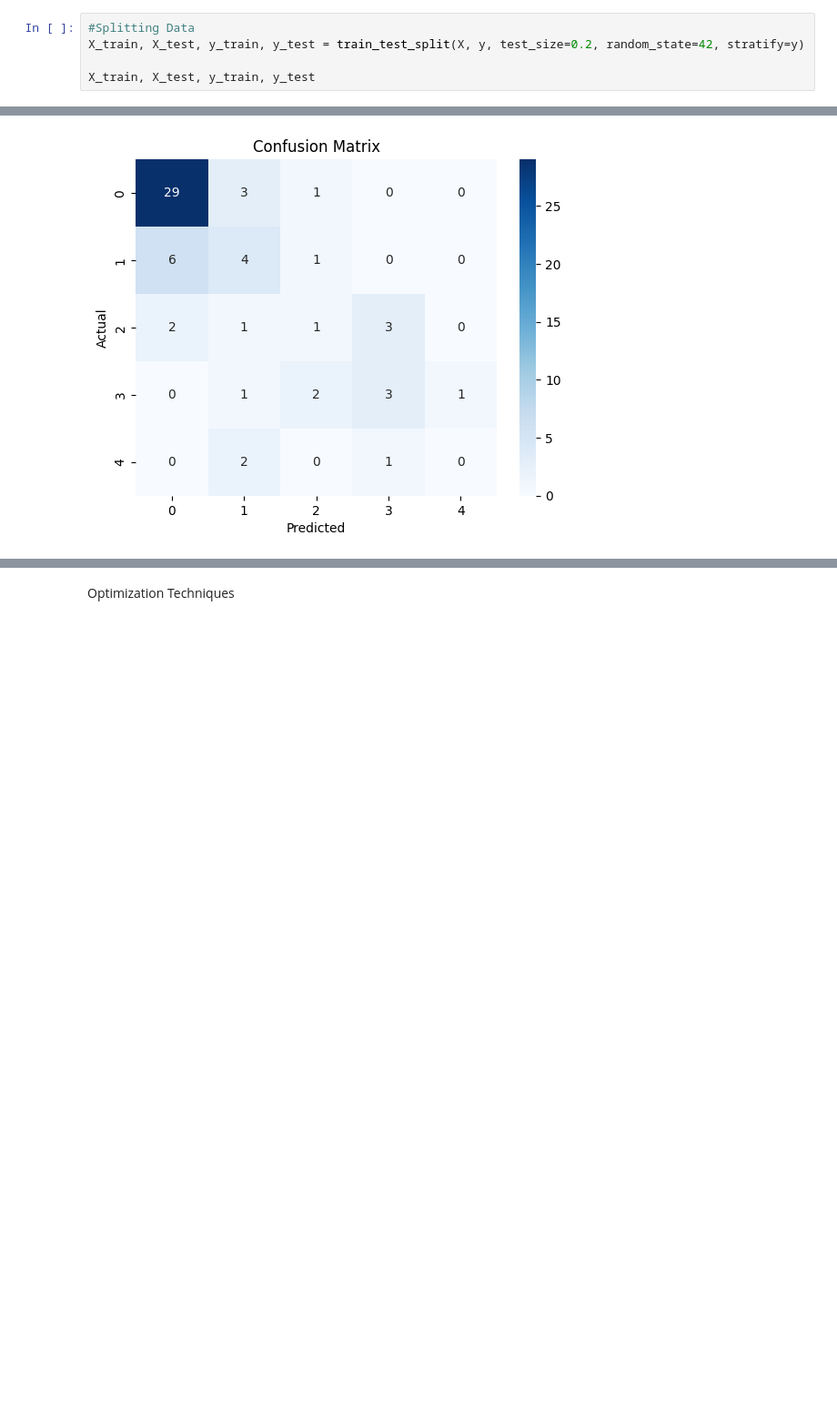
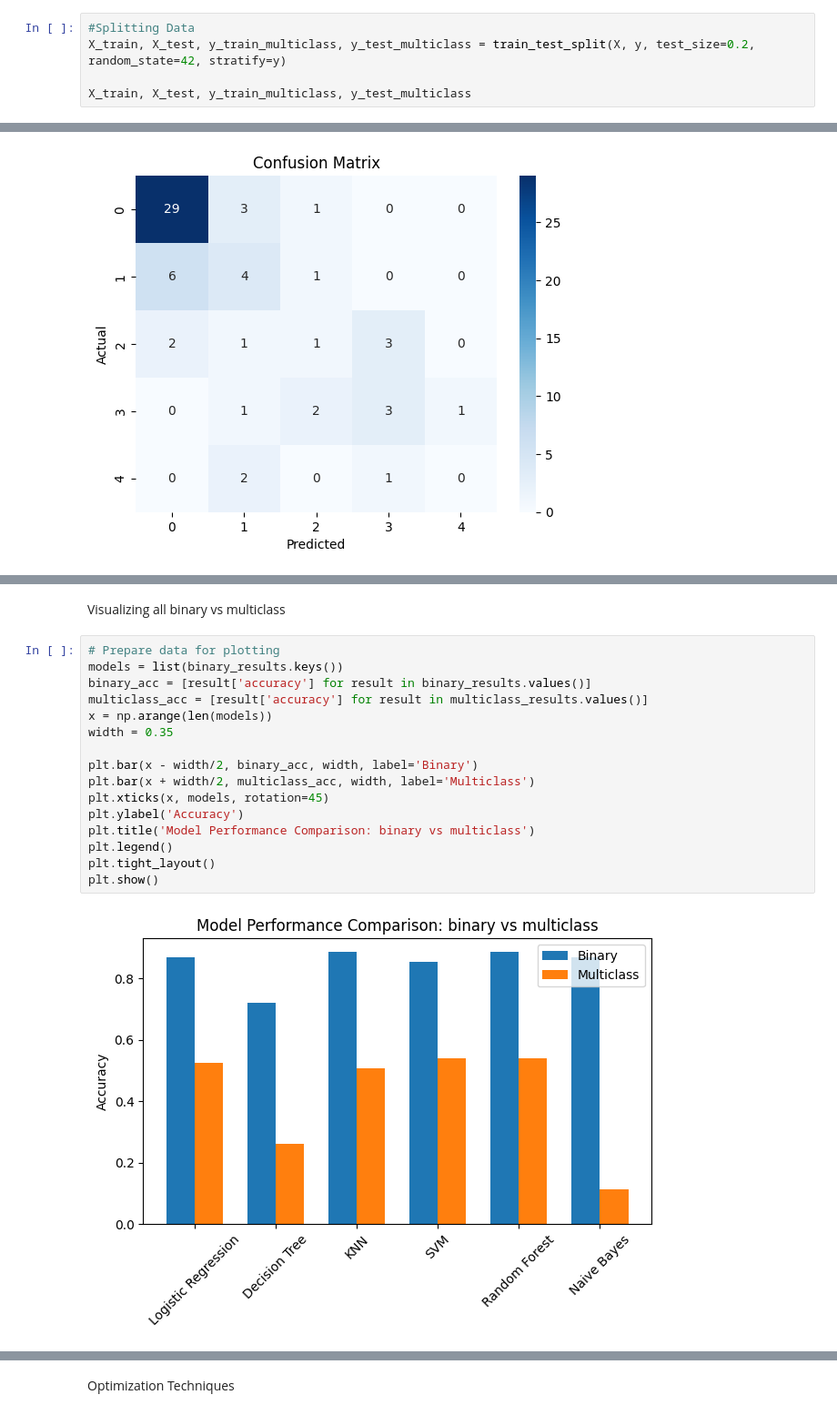
Before and after one commit to RabiatS/PulsePredictors-ML, a Jupyter notebook: Notebook/pulsePredictor.ipynb, the cells around one changed output, grey strips where cells are left out. Shown at 91% size. Cells and saved outputs as stored; diff of their text form; blank space fills up the shorter version.

```diff
--- a/Notebook/pulsePredictor.ipynb
+++ b/Notebook/pulsePredictor.ipynb
@@ -203,9 +203,9 @@ y = df['target']
 Splitting to avoid overfitting
 # %%
 #Splitting Data
-X_train, X_test, y_train, y_test = train_test_split(X, y, test_size=0.2, random_state=42, stratify=y)
+X_train, X_test, y_train_multiclass, y_test_multiclass = train_test_split(X, y, test_size=0.2, random_state=42, stratify=y)
 
-X_train, X_test, y_train, y_test
+X_train, X_test, y_train_multiclass, y_test_multiclass
 # %% [output]
 (      age  sex   cp  trestbps   chol  fbs  restecg  thalach  exang  oldpeak  \
  97   60.0  0.0  4.0     150.0  258.0  0.0      2.0    157.0    0.0      2.6
@@ -333,0 +518,20 @@ weighted avg       0.88      0.87      0.87        61
+# %% [markdown]
+Visualizing all binary vs multiclass
+# %%
+# Prepare data for plotting
+models = list(binary_results.keys())
+binary_acc = [result['accuracy'] for result in binary_results.values()]
+multiclass_acc = [result['accuracy'] for result in multiclass_results.values()]
+x = np.arange(len(models))
+width = 0.35
+
+plt.bar(x - width/2, binary_acc, width, label='Binary')
+plt.bar(x + width/2, multiclass_acc, width, label='Multiclass')
+plt.xticks(x, models, rotation=45)
+plt.ylabel('Accuracy')
+plt.title('Model Performance Comparison: binary vs multiclass')
+plt.legend()
+plt.tight_layout()
+plt.show()
+# %% [output]
+[figure, added]
```
Also changed, not shown: parts of 14 cells of this notebook.
